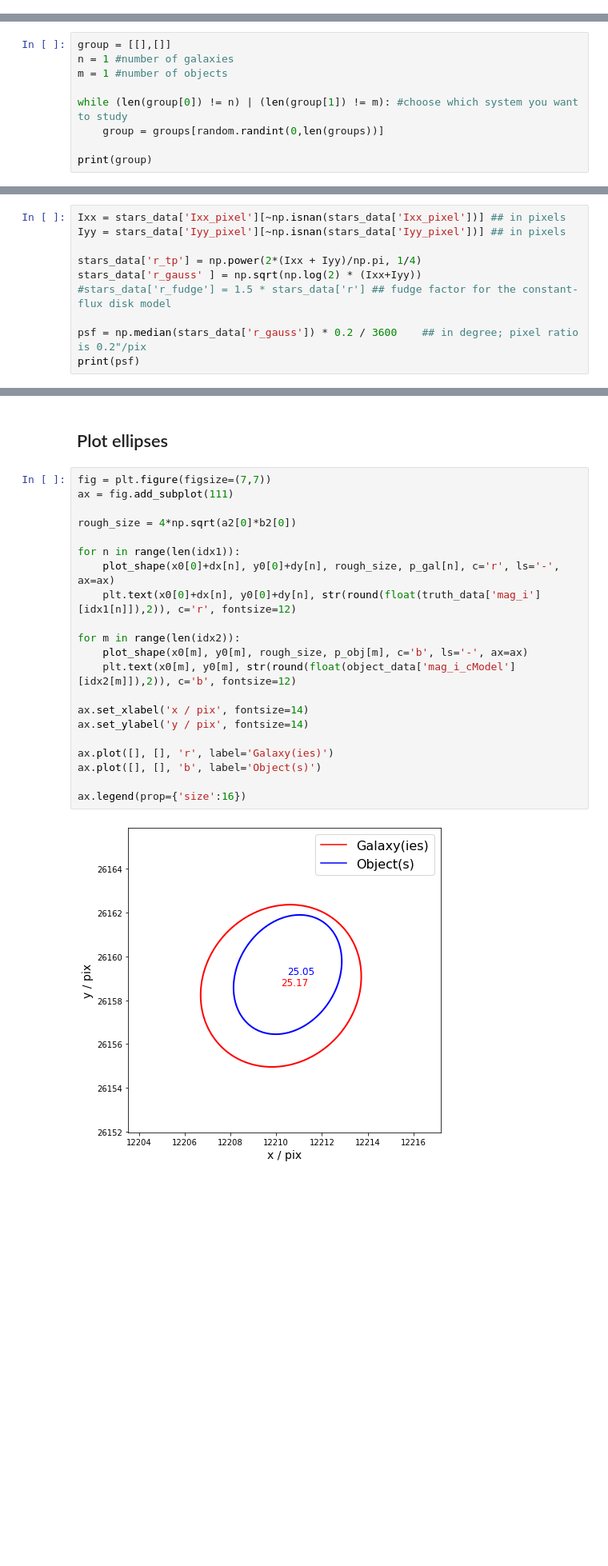
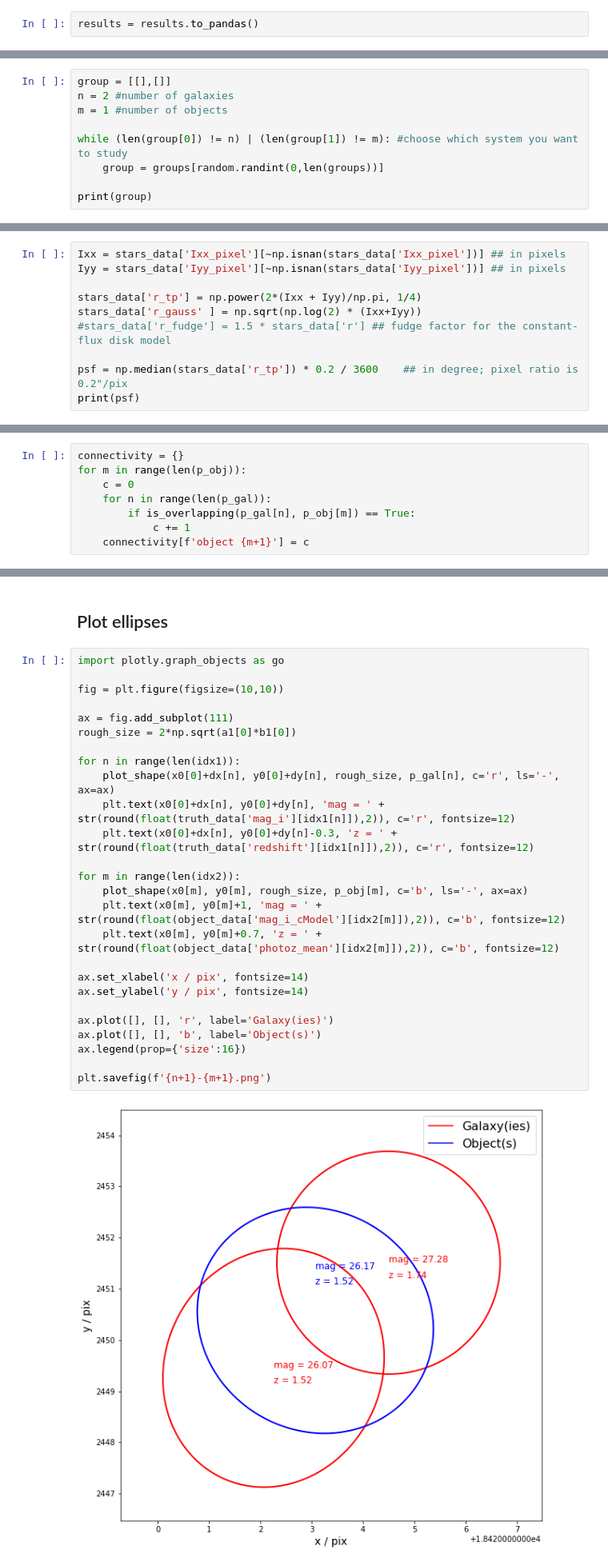
Before and after one commit to LSSTDESC/friendly, a Jupyter notebook: notebooks/FoF_ellipse_overlap.ipynb, the cells around one changed output, grey strips where cells are left out. Shown at 80% size. Drawn from its saved outputs; the diff is of its cells as text; blank space fills up the shorter version.

```diff
--- a/notebooks/FoF_ellipse_overlap.ipynb
+++ b/notebooks/FoF_ellipse_overlap.ipynb
@@ -88,3 +74,5 @@ results
+# %%
+results = results.to_pandas()
 # %%
 truth_mask = results['catalog_key'] == 'galaxy'
 object_mask = ~truth_mask
@@ -129,6 +115,6 @@ print(groups[:10])
 # %%
 group = [[],[]]
-n = 1 #number of galaxies
+n = 2 #number of galaxies
 m = 1 #number of objects
 
 while (len(group[0]) != n) | (len(group[1]) != m): #choose which system you want to study
@@ -263,6 +249,6 @@ stars_data['r_tp'] = np.power(2*(Ixx + Iyy)/np.pi, 1/4)
 stars_data['r_gauss' ] = np.sqrt(np.log(2) * (Ixx+Iyy))
 #stars_data['r_fudge'] = 1.5 * stars_data['r'] ## fudge factor for the constant-flux disk model
 
-psf = np.median(stars_data['r_gauss']) * 0.2 / 3600    ## in degree; pixel ratio is 0.2"/pix
+psf = np.median(stars_data['r_tp']) * 0.2 / 3600    ## in degree; pixel ratio is 0.2"/pix
 print(psf)
 # %% [output]
@@ -364,0 +386,8 @@ galaxy 1 overlaps object 1 ? True
+# %%
+connectivity = {}
+for m in range(len(p_obj)):
+    c = 0
+    for n in range(len(p_gal)):
+        if is_overlapping(p_gal[n], p_obj[m]) == True:
+            c += 1
+    connectivity[f'object {m+1}'] = c
@@ -365,25 +402,30 @@ galaxy 1 overlaps object 1 ? True
 # %% [markdown]
 ## Plot ellipses
 # %%
-fig = plt.figure(figsize=(7,7))
+import plotly.graph_objects as go
+
+fig = plt.figure(figsize=(10,10))
+
 ax = fig.add_subplot(111)
-
-rough_size = 4*np.sqrt(a2[0]*b2[0])
+rough_size = 2*np.sqrt(a1[0]*b1[0])
 
 for n in range(len(idx1)):
     plot_shape(x0[0]+dx[n], y0[0]+dy[n], rough_size, p_gal[n], c='r', ls='-', ax=ax)
-    plt.text(x0[0]+dx[n], y0[0]+dy[n], str(round(float(truth_data['mag_i'][idx1[n]]),2)), c='r', fontsize=12)
+    plt.text(x0[0]+dx[n], y0[0]+dy[n], 'mag = ' + str(round(float(truth_data['mag_i'][idx1[n]]),2)), c='r', fontsize=12)
+    plt.text(x0[0]+dx[n], y0[0]+dy[n]-0.3, 'z = ' + str(round(float(truth_data['redshift'][idx1[n]]),2)), c='r', fontsize=12)
 
 for m in range(len(idx2)):
     plot_shape(x0[m], y0[m], rough_size, p_obj[m], c='b', ls='-', ax=ax)
-    plt.text(x0[m], y0[m], str(round(float(object_data['mag_i_cModel'][idx2[m]]),2)), c='b', fontsize=12)
+    plt.text(x0[m], y0[m]+1, 'mag = ' + str(round(float(object_data['mag_i_cModel'][idx2[m]]),2)), c='b', fontsize=12)
+    plt.text(x0[m], y0[m]+0.7, 'z = ' + str(round(float(object_data['photoz_mean'][idx2[m]]),2)), c='b', fontsize=12)
 
 ax.set_xlabel('x / pix', fontsize=14)
 ax.set_ylabel('y / pix', fontsize=14)
 
 ax.plot([], [], 'r', label='Galaxy(ies)')
 ax.plot([], [], 'b', label='Object(s)')
+ax.legend(prop={'size':16})
 
-ax.legend(prop={'size':16})
+plt.savefig(f'{n+1}-{m+1}.png')
 # %% [output]
-[figure, old version]
+[figure, new version]
```
Also changed, not shown: parts of 18 cells of this notebook.
